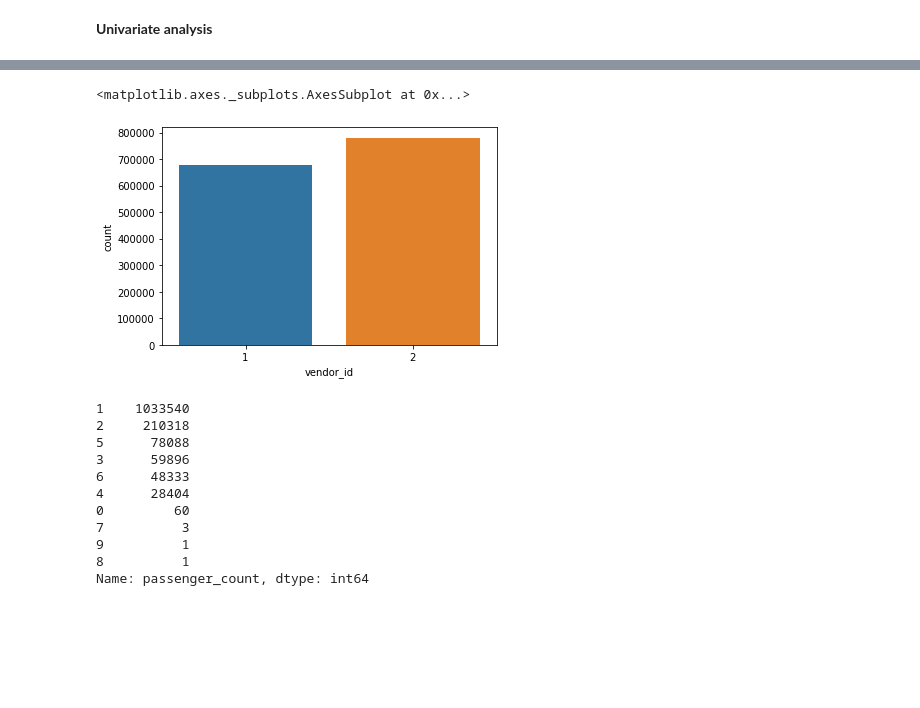
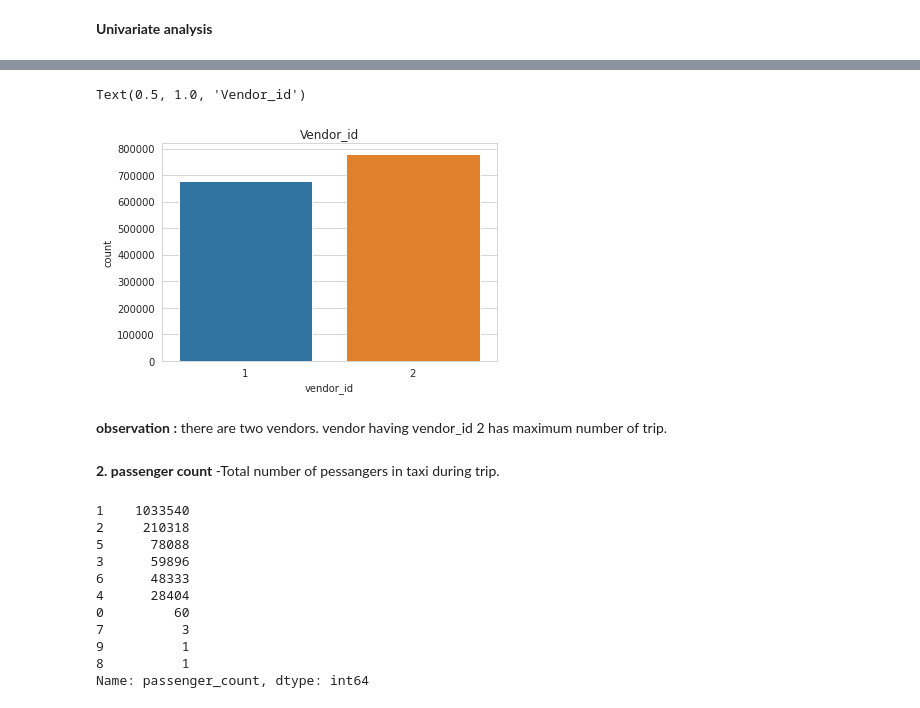
Before and after one commit to ad709kr/NYC-Taxi-Trip-Time-Predction, a Jupyter notebook: NYC_trip_time_prediction_individual.ipynb, the cells around one changed output, grey strips where cells are left out. Drawn from its saved outputs; the diff is of its cells as text; code cells hidden in the pictures; blank space fills up the shorter version.

```diff
--- a/NYC_trip_time_prediction_individual.ipynb
+++ b/NYC_trip_time_prediction_individual.ipynb
@@ -288,10 +338,17 @@ df['vendor_id'].value_counts()
 Name: vendor_id, dtype: int64
 # %%
 # vendor_id
+sns.set_style('whitegrid')
 sns.countplot(df['vendor_id'])
+plt.title("Vendor_id")
 # %% [output]
-<matplotlib.axes._subplots.AxesSubplot at 0x...>
+Text(0.5, 1.0, 'Vendor_id')
-[figure, old version]
+[figure, new version]
+# %% [markdown]
+**observation :** there are two vendors. vendor having vendor_id 2 has maximum number of trip.
+# %% [markdown]
+**2. passenger count**
+-Total number of pessangers in taxi during trip.
 # %%
 df['passenger_count'].value_counts()
 # %% [output]
```
Also changed, not shown: parts of 88 cells of this notebook.
